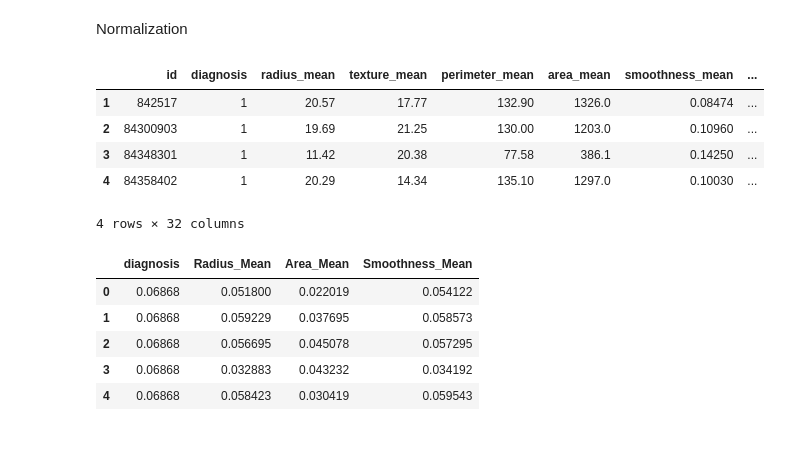
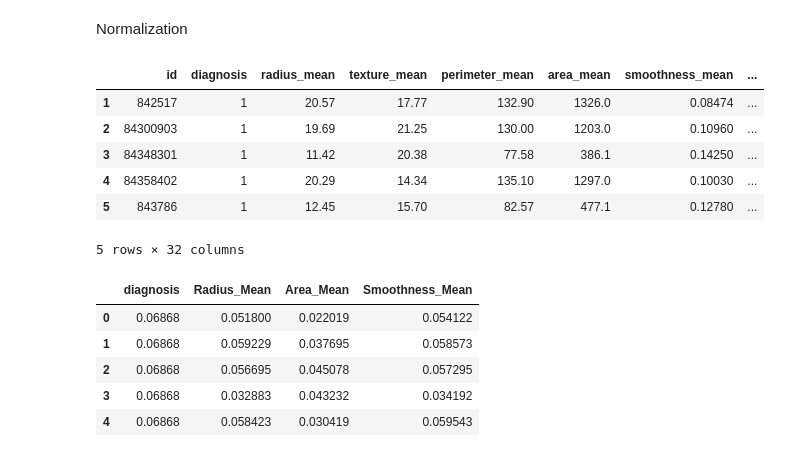
Before and after one commit to vigneshvaranasi/Breast_Cancer_Detection, a Jupyter notebook: Breast_Cancer.ipynb, the cells around one changed output. Saved outputs shown, nothing was run; the diff lists cells and outputs as text; code cells hidden in the pictures.

```diff
--- a/Breast_Cancer.ipynb
+++ b/Breast_Cancer.ipynb
@@ -186,12 +209,13 @@ dtype: int64
 # %% [markdown]
 Normalization
 # %%
-data[1:5]
+data[1:6]
 # %% [output]
 |  | id | diagnosis | radius_mean | texture_mean | perimeter_mean | area_mean | smoothness_mean | ... |
 | 1 | 842517 | 1 | 20.57 | 17.77 | 132.90 | 1326.0 | 0.08474 | ... |
 | 2 | 84300903 | 1 | 19.69 | 21.25 | 130.00 | 1203.0 | 0.10960 | ... |
 | 3 | 84348301 | 1 | 11.42 | 20.38 | 77.58 | 386.1 | 0.14250 | ... |
 | 4 | 84358402 | 1 | 20.29 | 14.34 | 135.10 | 1297.0 | 0.10030 | ... |
+| 5 | 843786 | 1 | 12.45 | 15.70 | 82.57 | 477.1 | 0.12780 | ... |
-4 rows × 32 columns
+5 rows × 32 columns
 # %%
```
Also changed, not shown: parts of 13 cells of this notebook.
